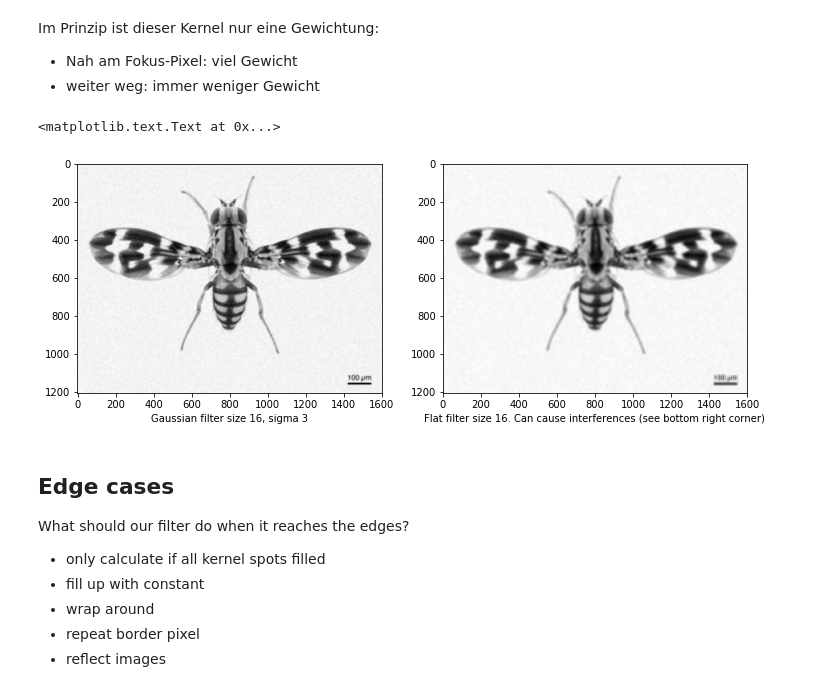
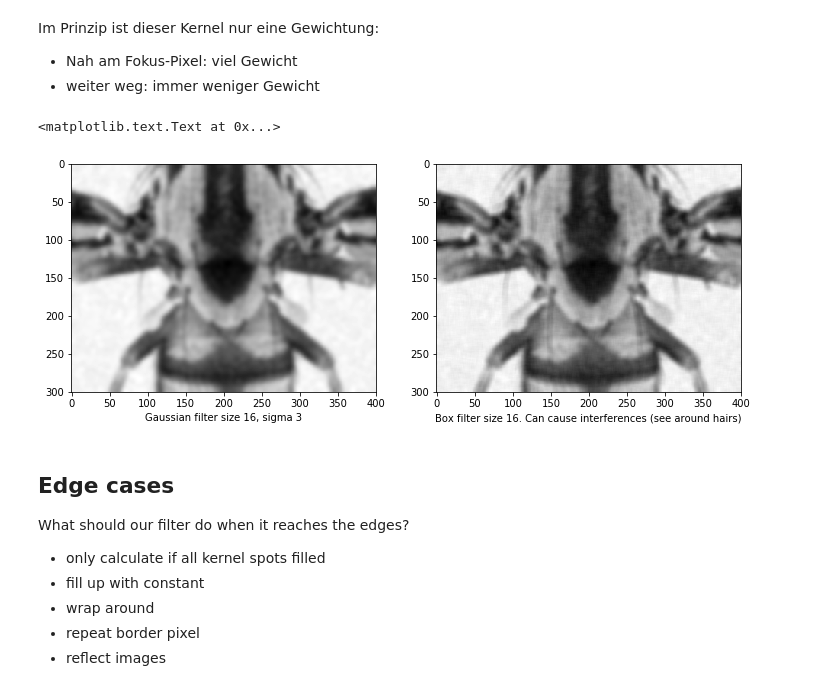
Before and after one commit to jonathanschmitz/computer-vision-notes, a Jupyter notebook: OpenCV Notes.ipynb, the cells around one changed output. Drawn from its saved outputs; the diff is of its cells as text; code cells hidden in the pictures.

```diff
--- a/OpenCV Notes.ipynb
+++ b/OpenCV Notes.ipynb
@@ -103,18 +105,20 @@ Im Prinzip ist dieser Kernel nur eine Gewichtung:
 # %%
 fig = plt.figure(figsize=(12, 12))
 
-smooth2 = cv2.filter2D(noisy, -1, k)
+noisy2 = noisy[400:700, 600:1000]
+
+smooth2 = cv2.filter2D(noisy2, -1, k)
 fig.add_subplot(1, 2, 1)
 plt.imshow(smooth2, cmap='gray')
 plt.xlabel("Gaussian filter size 16, sigma 3")
 
 fig.add_subplot(1, 2, 2)
-ugly = cv2.filter2D(noisy, -1, np.ones((16, 16)))
+ugly = cv2.filter2D(noisy2, -1, np.ones((8, 8)))
 plt.imshow(ugly, cmap='gray')
-plt.xlabel("Flat filter size 16. Can cause interferences (see bottom right corner)")
+plt.xlabel("Box filter size 16. Can cause interferences (see around hairs)")
 # %% [output]
 <matplotlib.text.Text at 0x...>
-[figure, old version]
+[figure, new version]
 # %% [markdown]
 ## Edge cases
 
```
Also changed, not shown: parts of 7 cells of this notebook.
